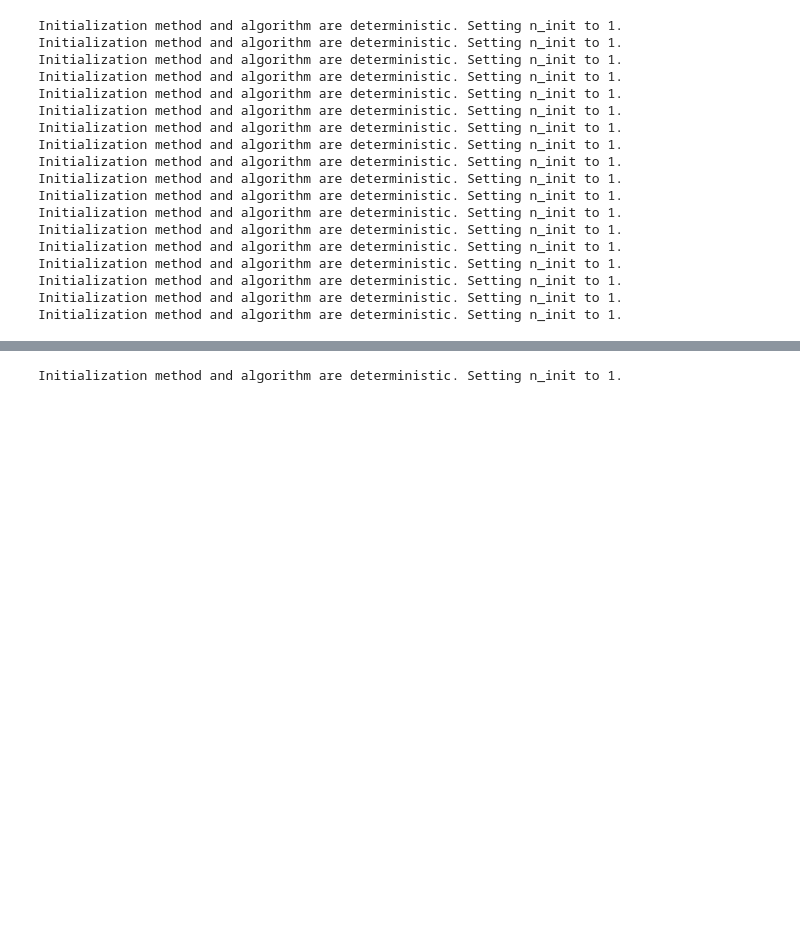
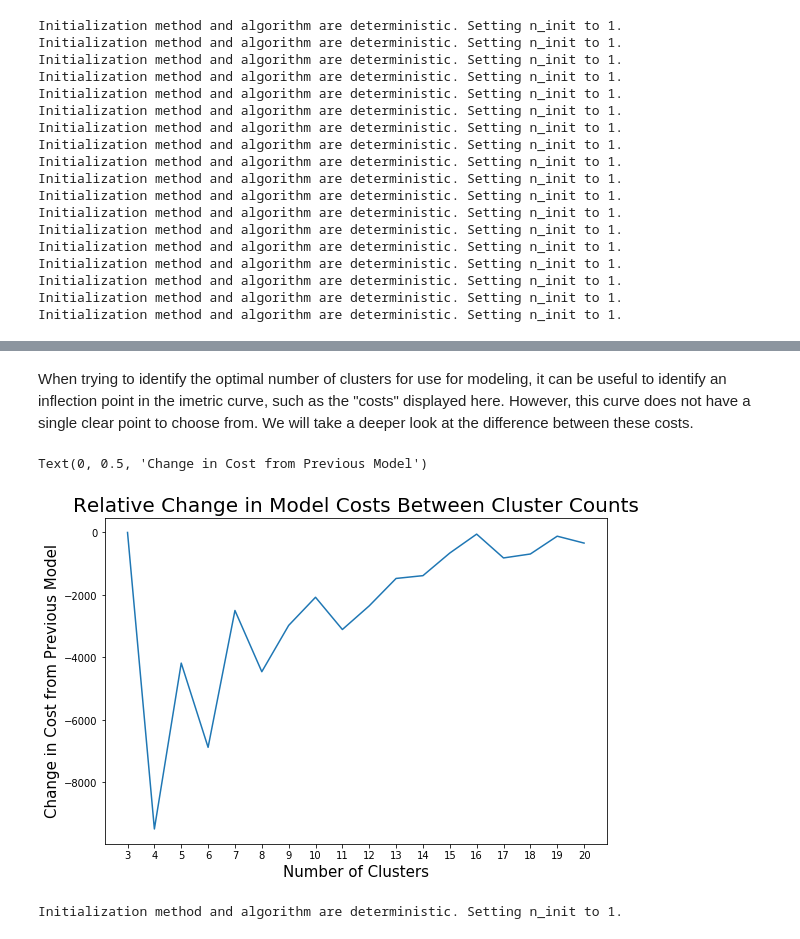
Before and after one commit to Shaddyjr/dob_complaints, a Jupyter notebook: jeremy/clustering.ipynb, the cells around one changed output, grey strips where cells are left out. Saved outputs shown, nothing was run; the diff lists cells and outputs as text; code cells hidden in the pictures; blank space fills up the shorter version.

```diff
--- a/jeremy/clustering.ipynb
+++ b/jeremy/clustering.ipynb
@@ -117,6 +115,6 @@ model_costs
 # %%
-model_diffs = [0]
-for i, cost in enumerate(model_costs[1:]):
-    i_diff = cost - model_costs[i]
-    model_diffs.append(i_diff)
+km_diffs = [0]
+for i, cost in enumerate(km_costs[1:]):
+    i_diff = cost - km_costs[i]
+    km_diffs.append(i_diff)
 # %%
@@ -136 +129,13 @@ plt.xticks(range(3, 21, 1));
+# %% [markdown]
+When trying to identify the optimal number of clusters for use for modeling, it can be useful to identify an inflection point in the imetric curve, such as the "costs" displayed here. However, this curve does not have a single clear point to choose from. We will take a deeper look at the difference between these costs.
+# %%
+plt.figure(figsize=(9, 6))
+plt.plot(n_clusters, km_diffs)
+plt.title("Relative Change in Model Costs Between Cluster Counts", size=20)
+plt.xticks(range(3, 21, 1))
+plt.xlabel("Number of Clusters", size=15)
+plt.ylabel("Change in Cost from Previous Model", size=15)
+# %% [output]
+Text(0, 0.5, 'Change in Cost from Previous Model')
+[figure, added]
 # %%
```
Also changed, not shown: parts of 20 cells of this notebook.
